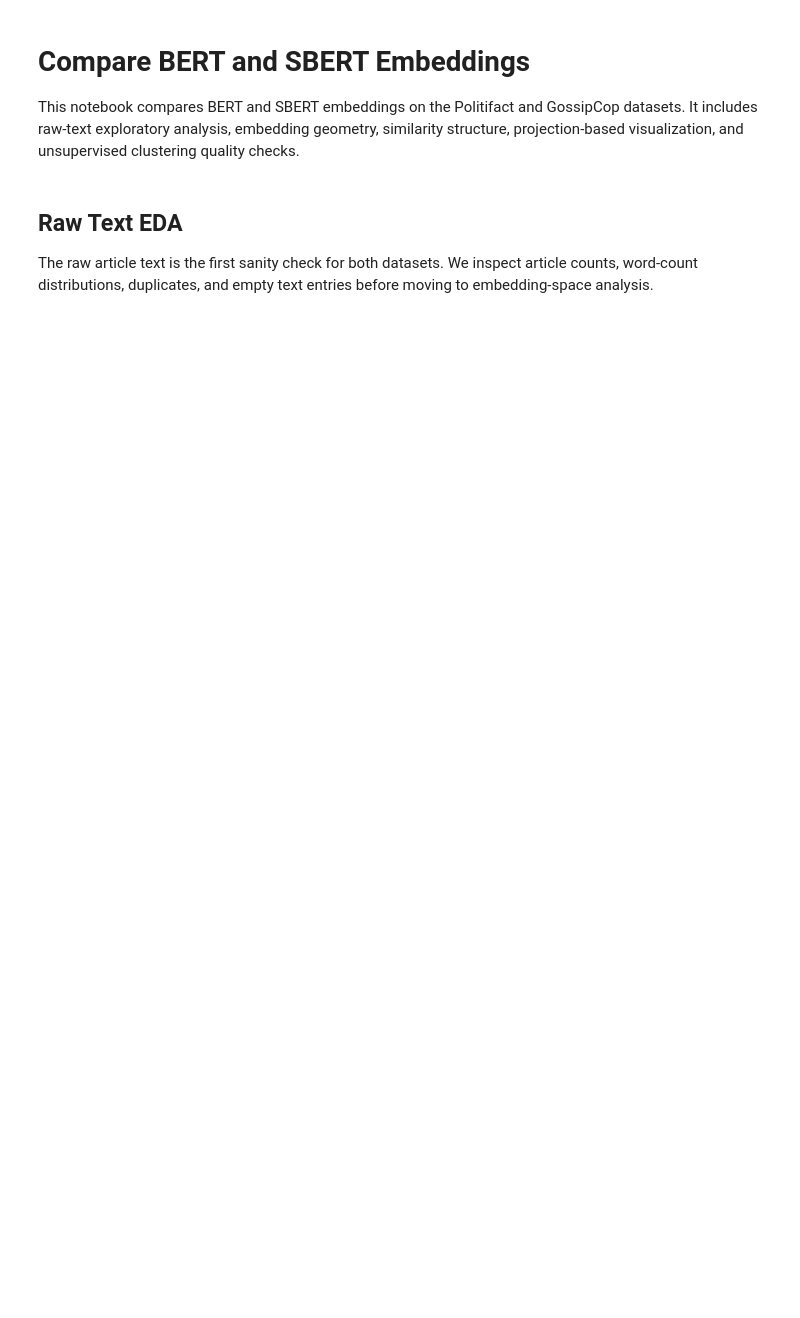
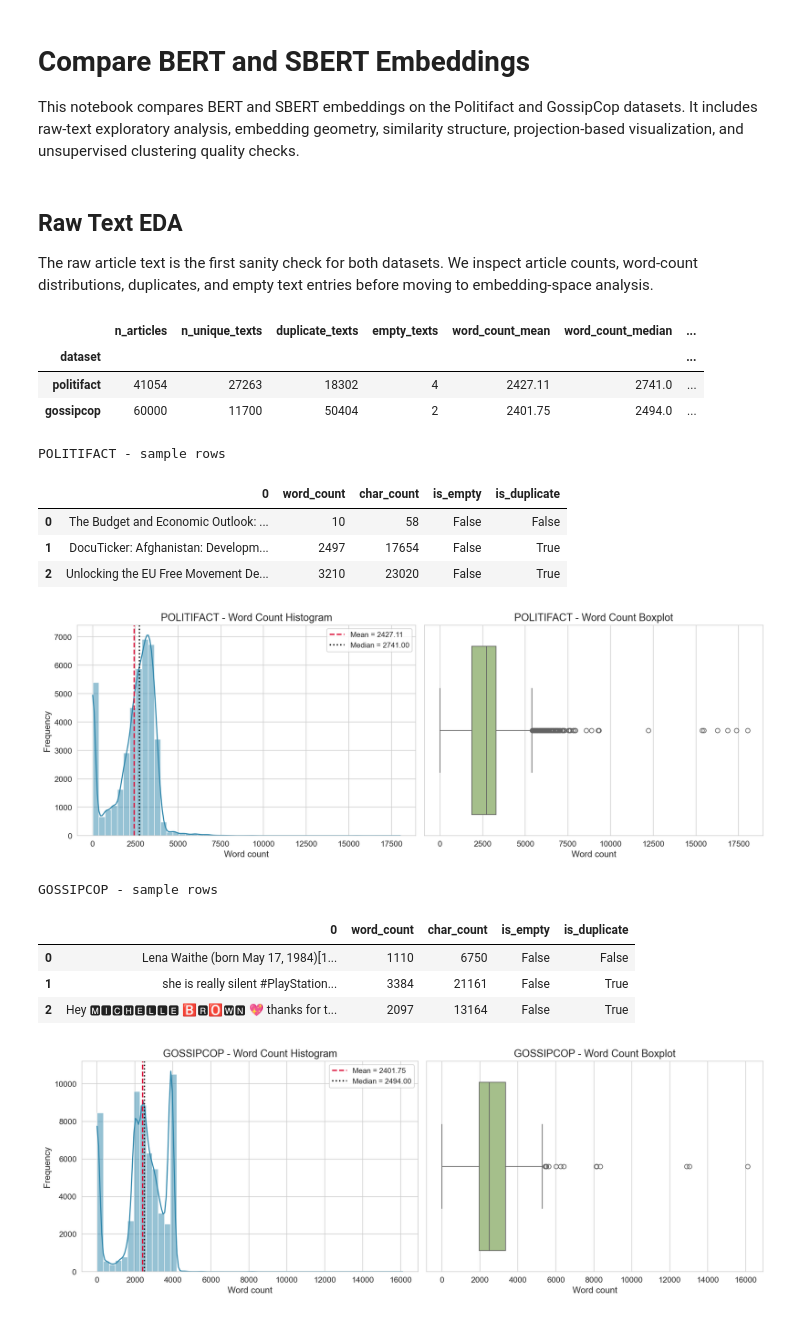
Before and after one commit to gnuhmp/Hybrid-Diffusion-Fake-Detection, a Jupyter notebook: notebooks/01_compare_embeddings.ipynb, the cells around one changed output. Saved outputs shown, nothing was run; the diff lists cells and outputs as text; code cells hidden in the pictures; blank space fills up the shorter version.

```diff
--- a/notebooks/01_compare_embeddings.ipynb
+++ b/notebooks/01_compare_embeddings.ipynb
@@ -192,25 +210,97 @@ def evaluate_clustering(embedding: np.ndarray, sample_size: int = 3000) -> tuple
 The raw article text is the first sanity check for both datasets. We inspect article counts, word-count distributions, duplicates, and empty text entries before moving to embedding-space analysis.
 # %%
 datasets = ['politifact', 'gossipcop']
-raw_frames = {}
 raw_stats_rows = []
 
+# First pass: compute statistics
 for dataset in datasets:
-    df = load_raw_text(dataset)
+    try:
+        df = load_raw_text(dataset)
+    except TypeError:
+        # Fallback: use pyarrow ParquetFile to iterate batches (no blocksize kw)
+        import pyarrow.parquet as pq
+        raw_path = Path('../data/raw') / dataset / 'raw_text'
+        parquet_files = sorted(raw_path.glob('*.parquet'))
+        if not parquet_files:
+            raise FileNotFoundError(f'No parquet files found in {raw_path}')
+        pf = pq.ParquetFile(parquet_files[0])
+        chunks = []
+        total = 0
+        for batch in pf.iter_batches(batch_size=10000):
+            chunk = batch.to_pandas()
+            chunks.append(chunk)
+            total += len(chunk)
+            if total > 50000:
+                break
+        df = pd.concat(chunks, ignore_index=True) if len(chunks) > 1 else chunks[0].copy()
+        text_col = 'text' if 'text' in df.columns else df.columns[0]
+        df[text_col] = df[text_col].astype(str)
+        df['word_count'] = df[text_col].str.split().str.len().fillna(0).astype('int16')
+        df['char_count'] = df[text_col].str.len().fillna(0).astype('int32')
+        df['is_empty'] = df[text_col].str.strip().eq('') | df[text_col].str.lower().eq('nan')
+        df['is_duplicate'] = df[text_col].duplicated(keep=False)
+        df.attrs['text_col'] = text_col
     text_col = df.attrs['text_col']
-    raw_frames[dataset] = df
     stats = compute_text_statistics(df, text_col)
     stats['dataset'] = dataset
     raw_stats_rows.append(stats)
+    del df  # Release memory immediately
 
 raw_stats_df = pd.DataFrame(raw_stats_rows).set_index('dataset')
 display(raw_stats_df[['n_articles', 'n_unique_texts', 'duplicate_texts', 'empty_texts', 'word_count_mean', 'word_count_median', 'word_count_std']].round(2))
 
-for dataset, df in raw_frames.items():
+# Second pass: display samples and plots (load one dataset at a time)
+for dataset in datasets:
+    try:
+        df = load_raw_text(dataset)
+    except TypeError:
+        import pyarrow.parquet as pq
+
+        raw_path = Path('../data/raw') / dataset / 'raw_text'
+        parquet_files = sorted(raw_path.glob('*.parquet'))
+        if not parquet_files:
+            raise FileNotFoundError(f'No parquet files found in {raw_path}')
+
+        pf = pq.ParquetFile(parquet_files[0])
+        chunks = []
+        total = 0
+        for batch in pf.iter_batches(batch_size=10000):
+            chunks.append(batch.to_pandas())
+            total += len(chunks[-1])
+            if total > 50000:
+                break
+
+        df = pd.concat(chunks, ignore_index=True) if len(chunks) > 1 else chunks[0].copy()
+        text_col = 'text' if 'text' in df.columns else df.columns[0]
+        df[text_col] = df[text_col].astype(str)
+
+        df['word_count'] = df[text_col].str.split().str.len().fillna(0).astype('int16')
+        df['char_count'] = df[text_col].str.len().fillna(0).astype('int32')
+        df['is_empty'] = df[text_col].str.strip().eq('') | df[text_col].str.lower().eq('nan')
+        df['is_duplicate'] = df[text_col].duplicated(keep=False)
+        df.attrs['text_col'] = text_col
     text_col = df.attrs['text_col']
     print(f'\n{dataset.upper()} - sample rows')
     display(df[[text_col, 'word_count', 'char_count', 'is_empty', 'is_duplicate']].head(3))
     plot_text_distribution(df, text_col, dataset.upper())
+    del df  # Release memory after processing
+# %% [output]
+|  | n_articles | n_unique_texts | duplicate_texts | empty_texts | word_count_mean | word_count_median | ... |
+| dataset |  |  |  |  |  |  | ... |
+| politifact | 41054 | 27263 | 18302 | 4 | 2427.11 | 2741.0 | ... |
+| gossipcop | 60000 | 11700 | 50404 | 2 | 2401.75 | 2494.0 | ... |
+POLITIFACT - sample rows
+|  | 0 | word_count | char_count | is_empty | is_duplicate |
+| 0 | The Budget and Economic Outlook: ... | 10 | 58 | False | False |
+| 1 | DocuTicker: Afghanistan: Developm... | 2497 | 17654 | False | True |
+| 2 | Unlocking the EU Free Movement De... | 3210 | 23020 | False | True |
+[figure, added]
+GOSSIPCOP - sample rows
+|  | 0 | word_count | char_count | is_empty | is_duplicate |
+| 0 | Lena Waithe (born May 17, 1984)[1... | 1110 | 6750 | False | False |
+| 1 | she is really silent #PlayStation... | 3384 | 21161 | False | True |
+| 2 | Hey 🅼🅸🅲🅷🅴🅻🅻🅴 🅱🆁🅾🆆🅽 💖 thanks for t... | 2097 | 13164 | False | True |
+[figure, added]
 # %% [markdown]
 ## Embedding Comparison
 
```
Also changed, not shown: parts of 4 cells of this notebook, 2 other files.
